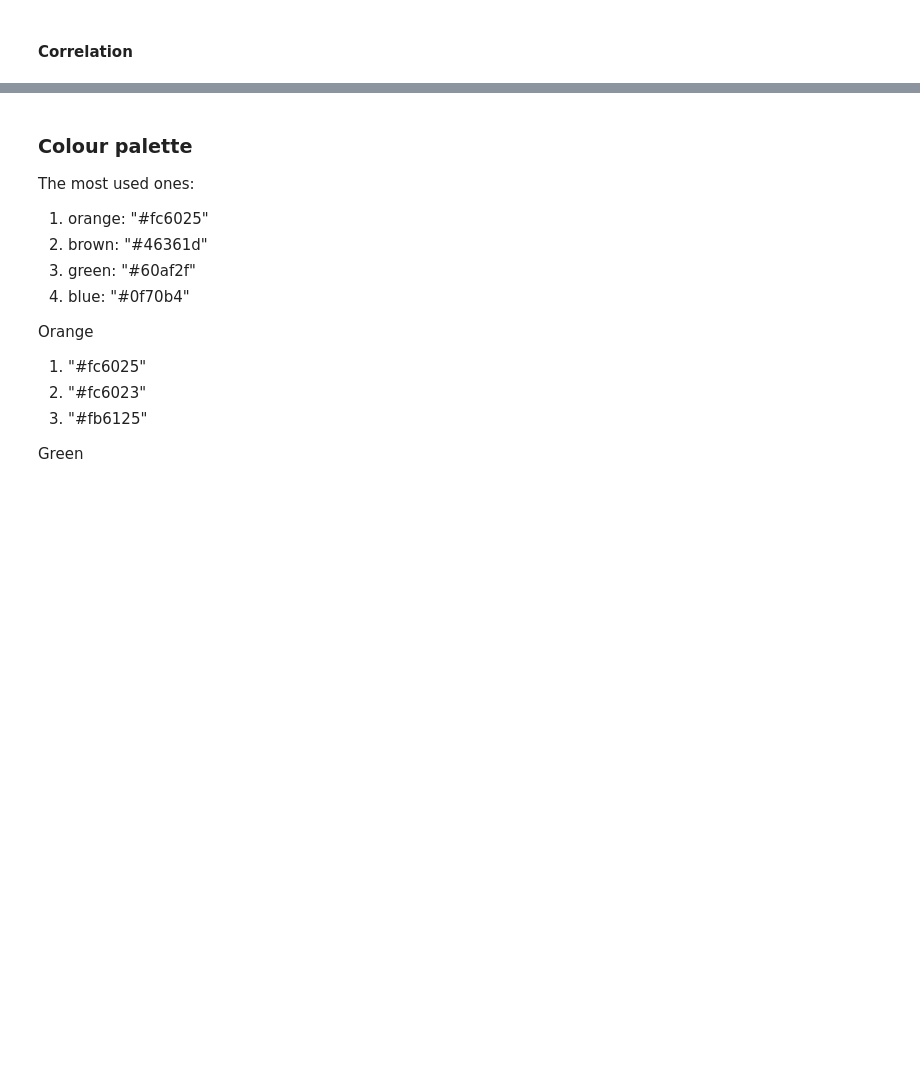
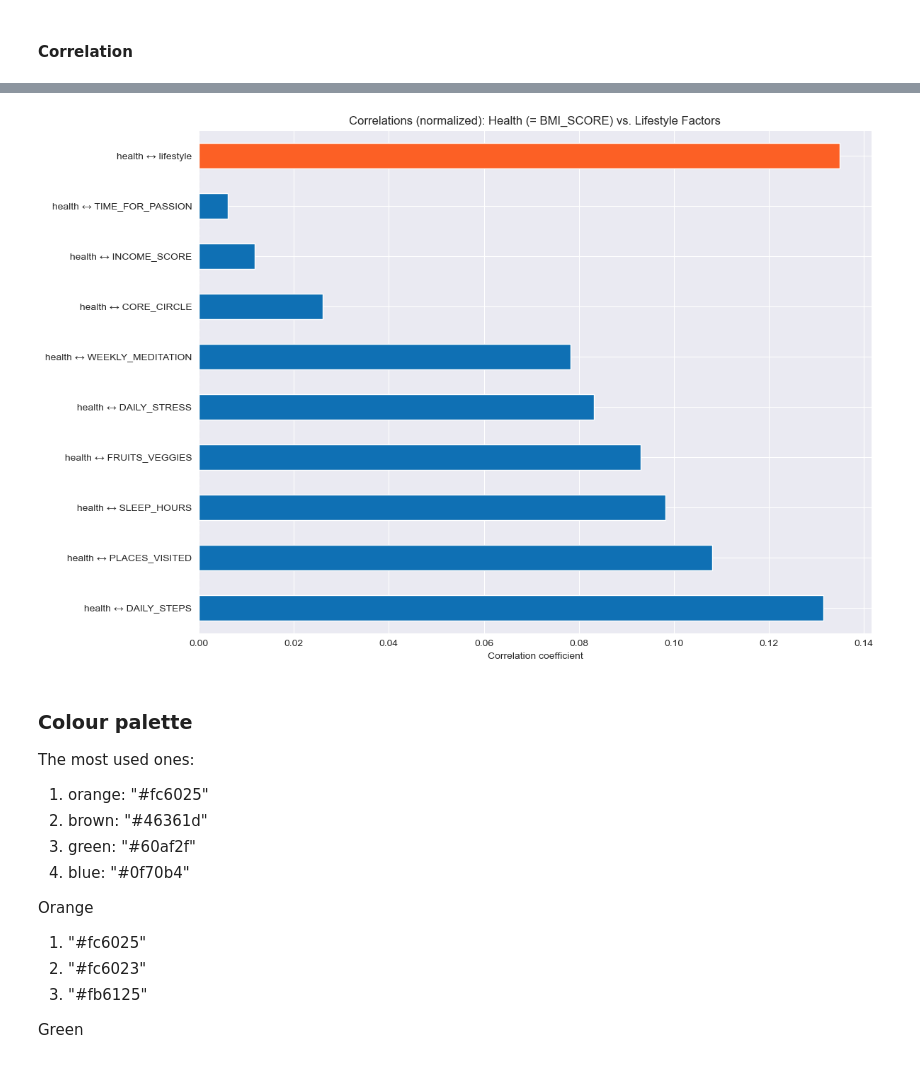
Before and after one commit to amsun001/Project_DataScience-lifestyle-and-wellbeing, a Jupyter notebook: Script/LifestyleAndWellbeing.ipynb, the cells around one changed output, grey strips where cells are left out. Saved outputs shown, nothing was run; the diff lists cells and outputs as text; code cells hidden in the pictures; blank space fills up the shorter version.

```diff
--- a/Script/LifestyleAndWellbeing.ipynb
+++ b/Script/LifestyleAndWellbeing.ipynb
@@ -434,3 +368,57 @@ plt.show()
+# %%
+# add health and lifestyle to the scaled_df
+scaled_df["health"] = csv_data["health"]
+scaled_df["lifestyle"] = csv_data["lifestyle"]
+
+
+lifestyle_subcategories = [
+    "FRUITS_VEGGIES",
+    "DAILY_STRESS",
+    "DAILY_STEPS",
+    "SLEEP_HOURS",
+    "PLACES_VISITED",
+    "CORE_CIRCLE",
+    "TIME_FOR_PASSION",
+    "WEEKLY_MEDITATION",
+    # "WORK_LIFE_BALANCE_SCORE",
+    "INCOME_SCORE"
+]
+
+# Korrelation: jede Lifestyle-Komponente mit Health
+corr_health_to_lifestyle = {
+    f"health ↔ {col}": scaled_df["health"].corr(scaled_df[col])
+    for col in lifestyle_subcategories
+}
+
+# Gesamtkorrelation Health ↔ Lifestyle
+general_corr = {
+    "health ↔ lifestyle": scaled_df["health"].corr(scaled_df["lifestyle"])
+}
+
+# Sortieren
+sorted_health_to_lifestyle = dict(
+    sorted(corr_health_to_lifestyle.items(), key=lambda x: x[1])
+)
+# in die richtige Reihenfolge bringen (zuerst allgemeine Korrelation und danach die anderen)
+final_corrs = {**general_corr, **sorted_health_to_lifestyle}
+
+# Farben: Orange für Hauptkorrelation, Grün für Subkategorien
+colors = ["#fc6025"] + ["#0f70b4"] * (len(final_corrs) - 1)
+
+# Plot
+corr_series = pd.Series(final_corrs)
+
+plt.figure(figsize=(12, 8))
+corr_series.plot(kind="barh", color=colors)
+
+plt.title("Correlations (normalized): Health (= BMI_SCORE) vs. Lifestyle Factors")
+plt.xlabel("Correlation coefficient")
+plt.axvline(0, color="gray", linestyle="--")
+plt.gca().invert_yaxis()  # so that health ↔ lifestyle is at the top
+plt.tight_layout()
+plt.show()
+# %% [output]
+[figure, added]
 # %% [markdown]
 ### **Colour palette**
 The most used ones:
```
Also changed, not shown: parts of 7 cells of this notebook.
